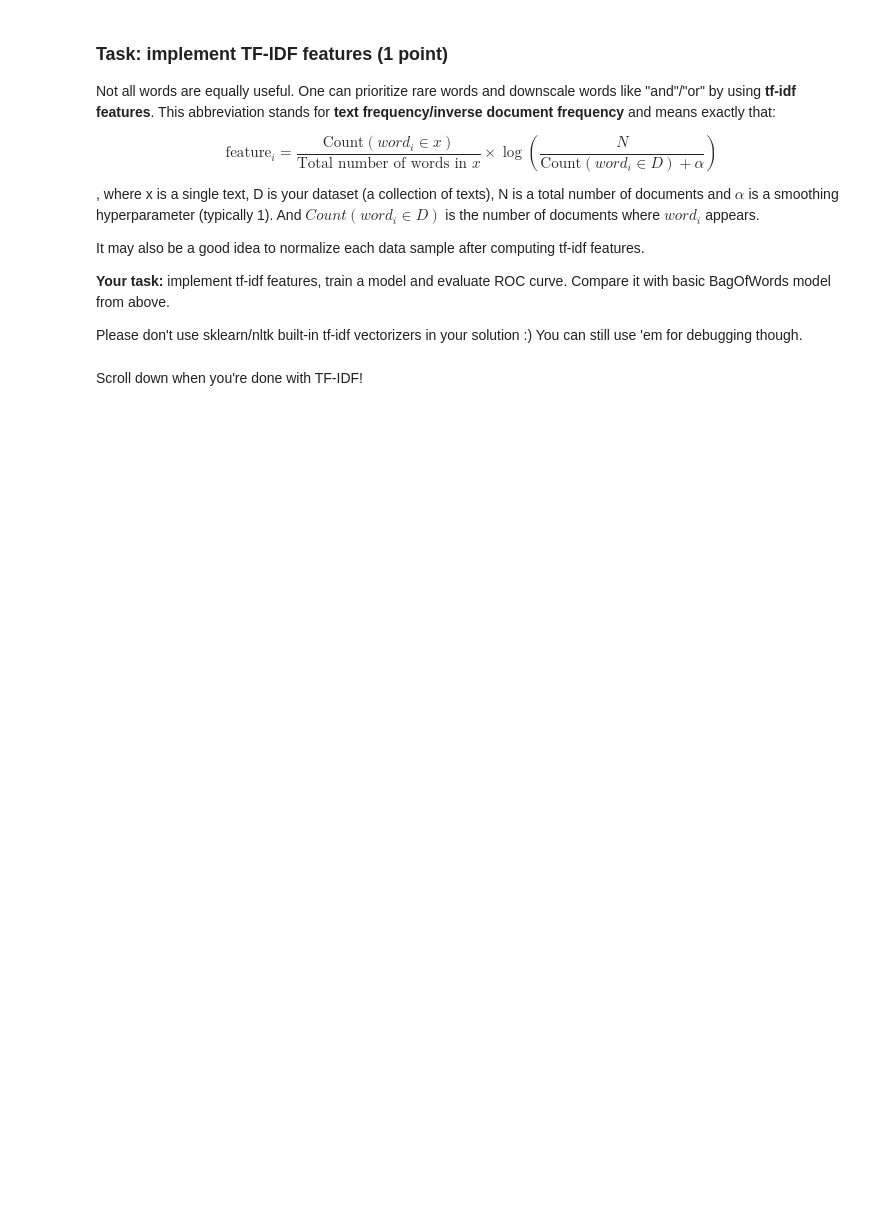
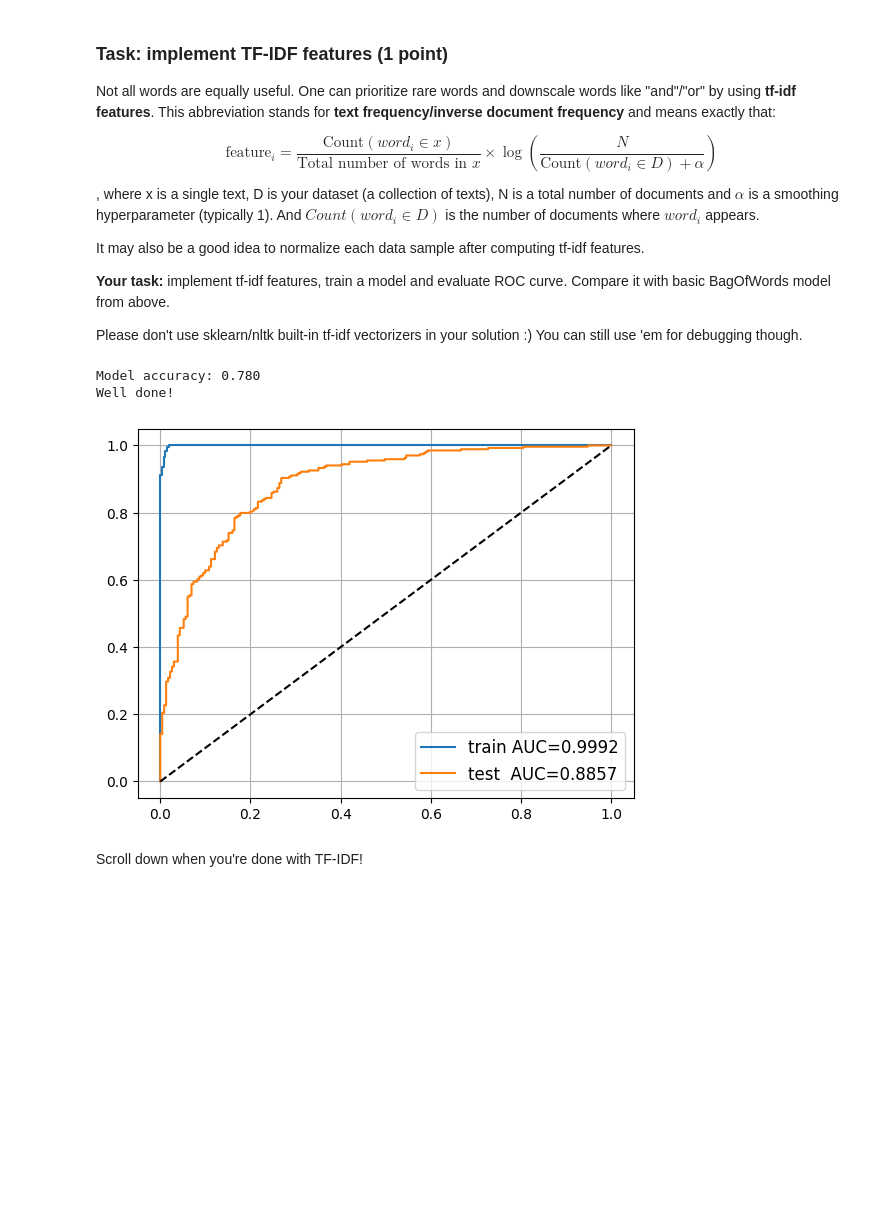
Before and after one commit to succSeeded/dl-2025, a Jupyter notebook: hws/week06_embeddings/seminar.ipynb, the cells around one changed output. Saved outputs shown, nothing was run; the diff lists cells and outputs as text; code cells hidden in the pictures; blank space fills up the shorter version.

````diff
--- a/hws/week06_embeddings/seminar.ipynb
+++ b/hws/week06_embeddings/seminar.ipynb
@@ -379,8 +417,8 @@ print("after:", preprocess(text),)
 # %%
 # task: preprocess each comment in train and test
 
-texts_train = []  # YOUR CODE
-texts_test = []  # YOUR CODE
+texts_train = [preprocess(text) for text in texts_train]
+texts_test = [preprocess(text) for text in texts_test]
 # %%
 assert texts_train[5] ==  'who cares anymore . they attack with impunity .'
 assert texts_test[89] == 'hey todds ! quick q ? why are you so gay'
@@ -402,8 +484,6 @@ __Note:__ in practice, you can compute such features using sklearn. Please don't
 # sort them by number of occurrences (highest first)
 k = 10000
 
-# YOUR CODE
+bow_vocabulary = BagOfWords(max_size=k).fit(" ".join(texts_train).split())
 
-bow_vocabulary = []  # YOUR CODE
-
-print('example features:', sorted(bow_vocabulary)[::100])
+print('example features:', sorted(bow_vocabulary.vocab)[::100])
@@ -410,9 +492,7 @@ print('example features:', sorted(bow_vocabulary)[::100])
 # %%
 def text_to_bow(text):
     """ convert text string to an array of token counts. Use bow_vocabulary. """
-    # YOUR CODE
-
-    return np.array([], 'float32')
+    return bow_vocabulary(text.split())
 # %%
 X_train_bow = np.stack(list(map(text_to_bow, texts_train)))
 X_test_bow = np.stack(list(map(text_to_bow, texts_test)))
@@ -432,0 +510,5 @@ bow_model = None  # YOUR CODE HERE - train a logistic regression
+# %%
+from sklearn.linear_model import LogisticRegression
+
+bow_model = LogisticRegression(C=0.17, solver="lbfgs", class_weight="balanced")
+bow_model.fit(X_train_bow, y_train)
@@ -468,3 +613,43 @@ Please don't use sklearn/nltk built-in tf-idf vectorizers in your solution :) Yo
+# %%
+from sklearn.preprocessing import StandardScaler
+from sklearn.pipeline import make_pipeline
+
+def text_to_tfidf(text):
+    """ convert text string to an array of token counts. """
+    return tfidf(text)
+
+k = 10000
+tfidf = TF_IDF(max_size=k).fit(texts_train)
+
+X_train_tfidf = np.stack(list(map(text_to_tfidf, texts_train)))
+X_test_tfidf = np.stack(list(map(text_to_tfidf, texts_test)))
+
+tfidf_model = make_pipeline(
+    # StandardScaler(),
+    LogisticRegression(C=10.0, class_weight="balanced"),
+)
+tfidf_model.fit(X_train_tfidf, y_train)
+
+for name, X, y, model in [
+    ('train', X_train_tfidf, y_train, tfidf_model),
+    ('test ', X_test_tfidf, y_test, tfidf_model)
+]:
+    proba = model.predict_proba(X)[:, 1]
+    auc = roc_auc_score(y, proba)
+    plt.plot(*roc_curve(y, proba)[:2], label='%s AUC=%.4f' % (name, auc))
+
+plt.plot([0, 1], [0, 1], '--', color='black',)
+plt.legend(fontsize='large')
+plt.grid()
+
+test_accuracy = np.mean(tfidf_model.predict(X_test_tfidf) == y_test)
+print(f"Model accuracy: {test_accuracy:.3f}")
+assert test_accuracy > 0.77, "Hint: tune the parameter C to improve performance"
+print("Well done!")
+# %% [output]
+Model accuracy: 0.780
+Well done!
+[figure, added]
 # %% [markdown]
 Scroll down when you're done with TF-IDF!
 ```
````
Also changed, not shown: parts of 27 cells of this notebook.
